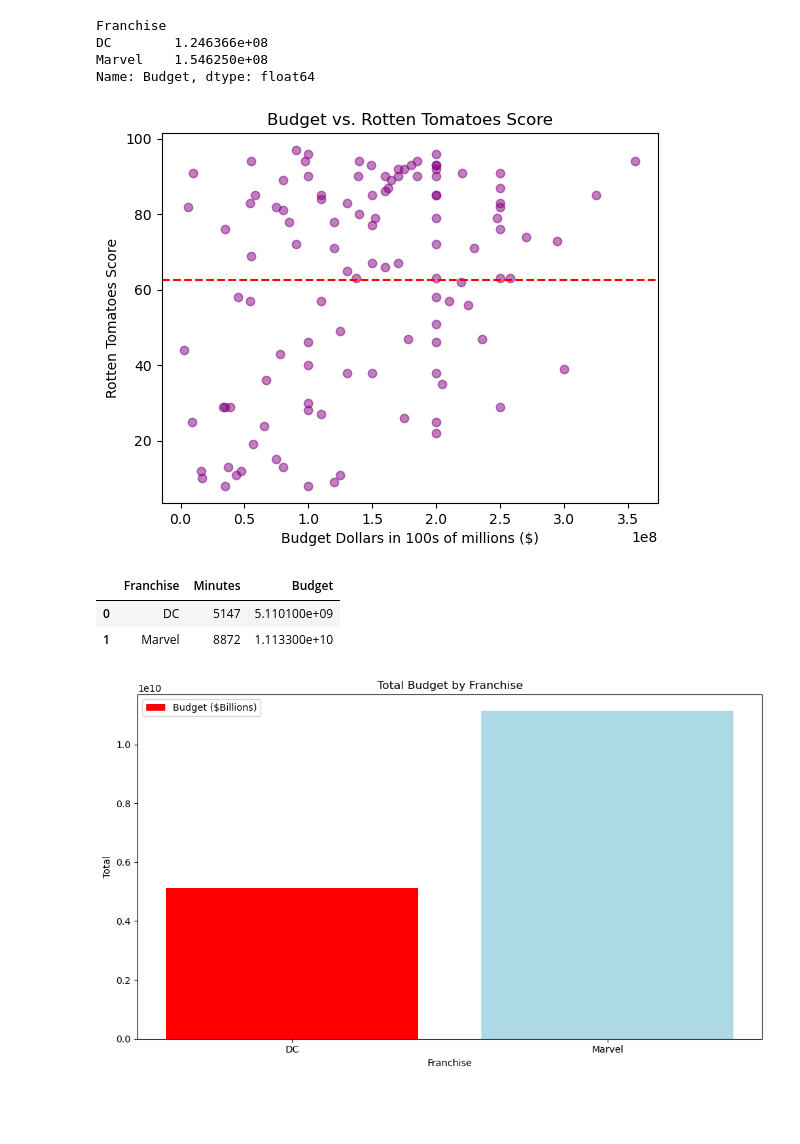
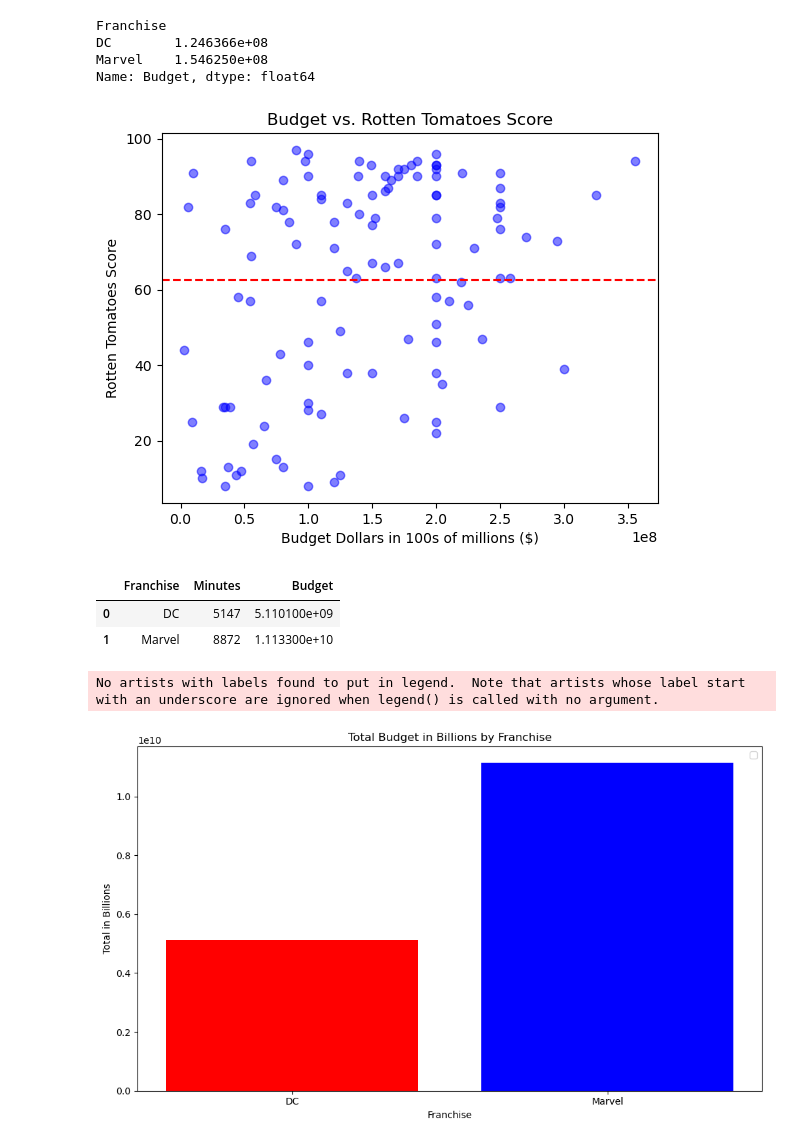
Before and after one commit to Nathan-Savage/project1, a Jupyter notebook: master_project.ipynb, the cells around one changed output. Cells and saved outputs as stored; diff of their text form; code cells hidden in the pictures; blank space fills up the shorter version.

```diff
--- a/master_project.ipynb
+++ b/master_project.ipynb
@@ -381,7 +381,7 @@ DC        1.246366e+08
 Marvel    1.546250e+08
 Name: Budget, dtype: float64
 # %%
-plt.scatter(marvel_dc_movie_df['Budget'],marvel_dc_movie_df['Rotten Tomatoes Critic Score'], alpha = 0.5, color = 'purple')
+plt.scatter(marvel_dc_movie_df['Budget'],marvel_dc_movie_df['Rotten Tomatoes Critic Score'], alpha = 0.5, color = 'blue')
 plt.title('Budget vs. Rotten Tomatoes Score')
 plt.xlabel('Budget Dollars in 100s of millions ($)')
 plt.ylabel('Rotten Tomatoes Score')
@@ -392,7 +392,7 @@ plt.tight_layout
 plt.savefig(os.path.join('images','budget_v_score.png'))
 plt.show()
 # %% [output]
-[figure, old version]
+[figure, new version]
 # %%
 #Frenci
 # %%
@@ -405,30 +405,31 @@ grouped.head()
 # %%
 # Group data by Franchise and sum the Minutes and Budget
 grouped = marvel_dc_movie_df.groupby('Franchise')[['Minutes', 'Budget']].sum().reset_index()
 
 # Set positions for bars on the x-axis
 grouped_franchise = np.arange(len(grouped['Franchise']))  # the label locations
 plt.figure(figsize=(10, 6))
 #plt.bar(grouped_franchise, grouped['Minutes'], label='Minutes', color=['red', 'lightblue'])
-plt.bar(grouped_franchise, grouped['Budget'], label='Budget ($Billions)', color=['red','lightblue'])
+plt.bar(grouped_franchise, grouped['Budget'], color=['red','blue'])
 #bottom=grouped['Budget']
 #titles and labels
-plt.title('Total Budget by Franchise')
+plt.title('Total Budget in Billions by Franchise')
 plt.xlabel('Franchise')
-plt.ylabel('Total' )
+plt.ylabel('Total in Billions' )
 
 # Add x-ticks for Franchise names
 plt.xticks(grouped_franchise, grouped['Franchise'])
 
 # Add legend?
 plt.legend()
 
 # Show the plot
 plt.tight_layout()
 plt.savefig(os.path.join('images', 'total_minutes_and_budget_BUDGET.png'))
 plt.show()
 # %% [output]
+No artists with labels found to put in legend.  Note that artists whose label start with an underscore are ignored when legend() is called with no argument.
-[figure, old version]
+[figure, new version]
 # %%
 grouped_franchise = np.arange(len(grouped['Franchise']))  # the label locations
 plt.figure(figsize=(10, 6))
```
Also changed, not shown: parts of 4 cells of this notebook.
